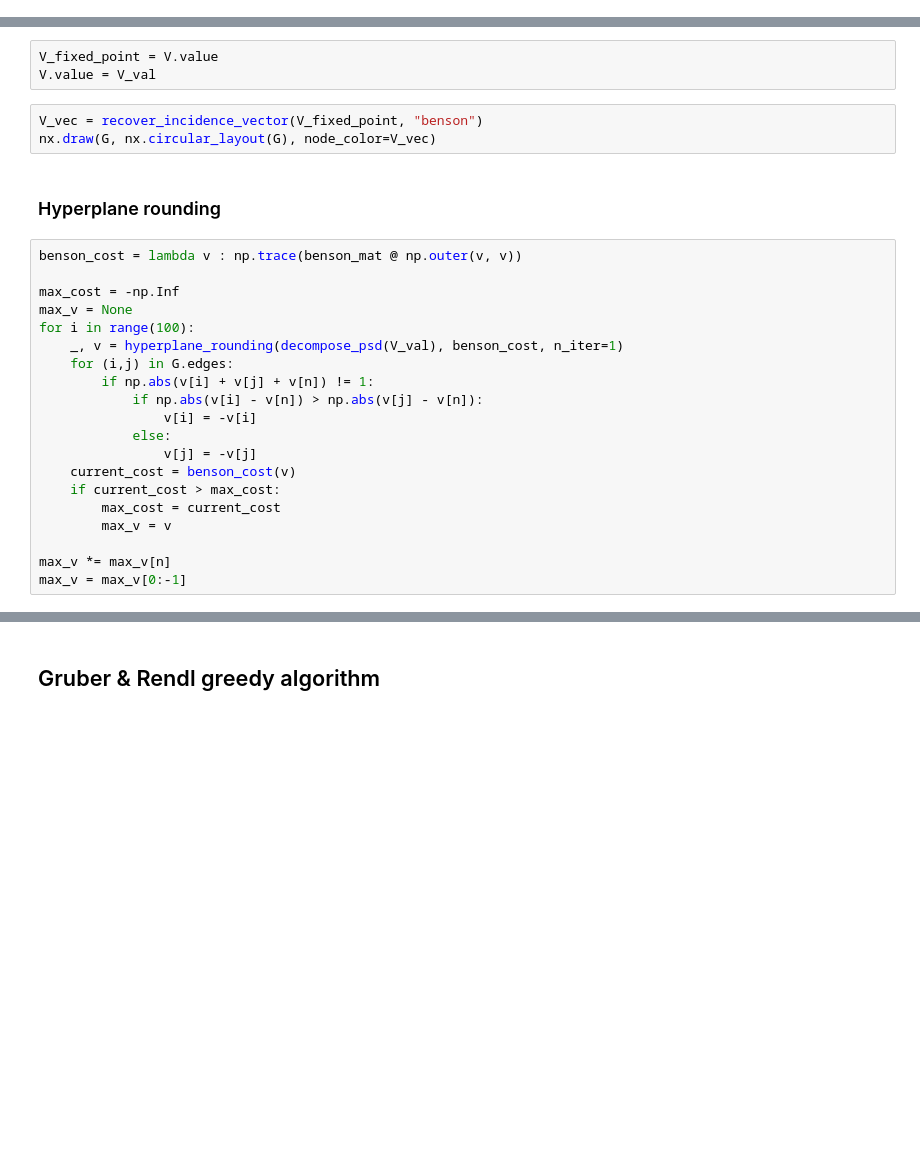
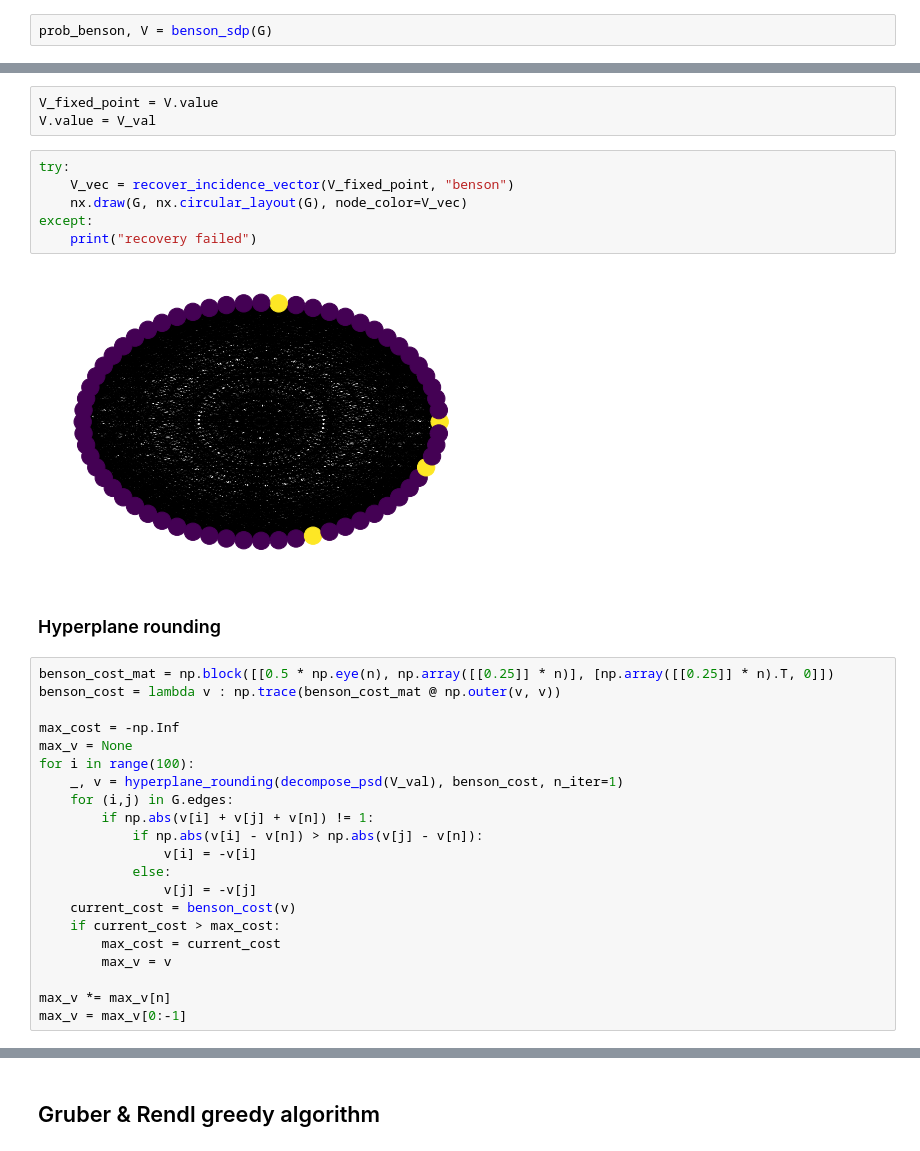
Before and after one commit to ivanightingale/stable-set-rounding, a Jupyter notebook: stable set heuristics.ipynb, the cells around one changed output, grey strips where cells are left out. Cells and saved outputs as stored; diff of their text form; blank space fills up the shorter version.

Commit message:
refactor codes; add Benson formulation to geometry notebook

```diff
--- a/stable set heuristics.ipynb
+++ b/stable set heuristics.ipynb
@@ -123,3 +131,5 @@ prob_benson.solve()
+# %%
+prob_benson, V = benson_sdp(G)
 # %%
 V_val = remove_small_eigenvalues(V.value)
 # %%
@@ -137,12 +165,18 @@ fixed_point_iteration(prob_benson, V, -V_center)
 V_fixed_point = V.value
 V.value = V_val
 # %%
-V_vec = recover_incidence_vector(V_fixed_point, "benson")
-nx.draw(G, nx.circular_layout(G), node_color=V_vec)
+try:
+    V_vec = recover_incidence_vector(V_fixed_point, "benson")
+    nx.draw(G, nx.circular_layout(G), node_color=V_vec)
+except:
+    print("recovery failed")
+# %% [output]
+[figure, added]
 # %% [markdown]
 ### Hyperplane rounding
 # %%
-benson_cost = lambda v : np.trace(benson_mat @ np.outer(v, v))
+benson_cost_mat = np.block([[0.5 * np.eye(n), np.array([[0.25]] * n)], [np.array([[0.25]] * n).T, 0]])
+benson_cost = lambda v : np.trace(benson_cost_mat @ np.outer(v, v))
 
 max_cost = -np.Inf
 max_v = None
```
Also changed, not shown: parts of 36 cells of this notebook, 4 other files.
